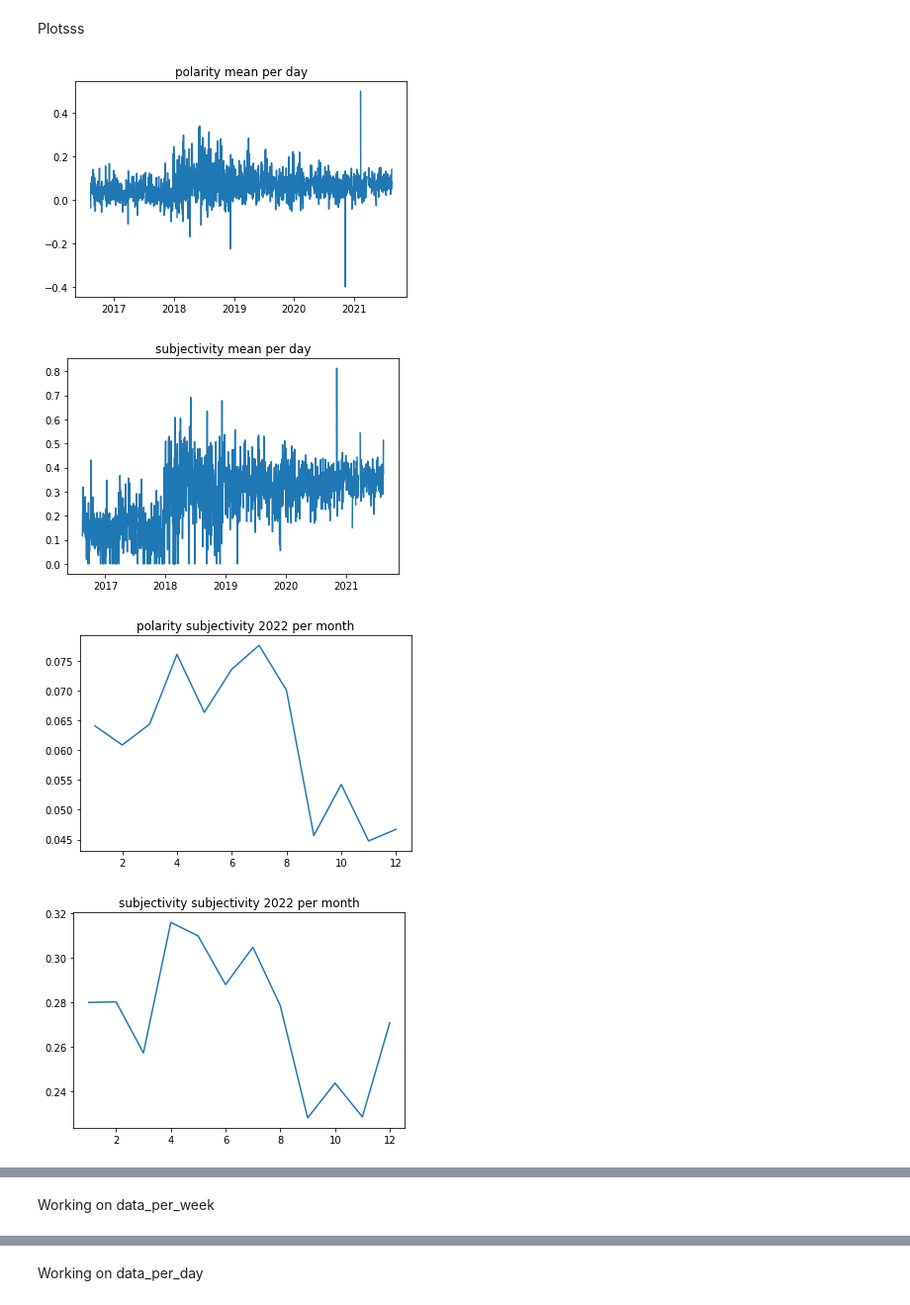
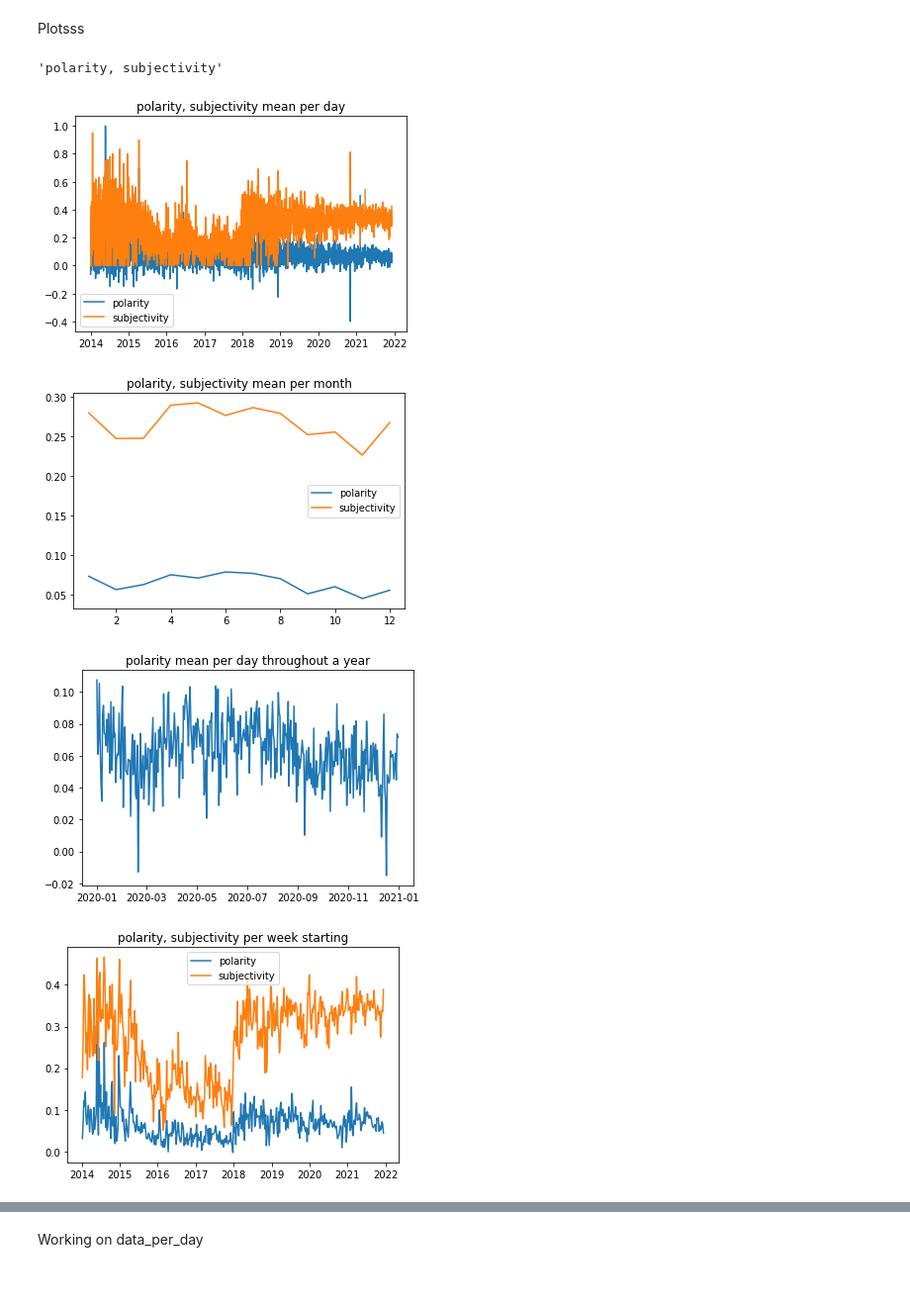
Before and after one commit to JulienF-Q/PBHLTH132, a Jupyter notebook: ph_notebook.ipynb, the cells around one changed output, grey strips where cells are left out. Shown at 99% size. Saved outputs shown, nothing was run; the diff lists cells and outputs as text; code cells hidden in the pictures.

Commit message:
per month

```diff
--- a/ph_notebook.ipynb
+++ b/ph_notebook.ipynb
@@ -58,31 +77,40 @@ for month_day in month_day_uniques:
 # sentiment_per_month = data.sentiment_polarity.groupby(data.index.month).mean()
 # %% [markdown]
 Plotsss
+# %%
+def plot(x, y, title, show = True, legend = ''):
+    plt.plot(x, y)
+    plt.title(title)
+    if show: plt.show()
+
+def plot_df(df, title_to_add_after_col_name, y_col_names = [], show_every = False, x_col = "index"):
+    plt.figure()
+    y_col_names = df.columns if y_col_names == [] else y_col_names
+    for col_name in y_col_names:
+        x = df.index if x_col == "index" else df[x_col]
+        plot(x, df[col_name], col_name + " " + title_to_add_after_col_name, show_every)
+    if show_every == False:
+        plt.title(", ".join(y_col_names) + " " + title_to_add_after_col_name)
+    plt.legend(y_col_names)
+    if not show_every: plt.show()
+# %%
+", ".join(data_per_month.columns)
+# %% [output]
+'polarity, subjectivity'
 # %%
-def plot(x, y, title, show = True):
-    plt.plot(x, y)
-    plt.title(title)
-    if show: plt.show()
+plot_df(data_per_day.groupby(pd.Grouper(freq="D")).mean(), "mean per day" )
 
-def plot_df(df, title_to_add_after_col_name, y_col_names = [], show_every = True, x_col = "index"):
-    y_col_names = df.columns if y_col_names == [] else y_col_names
-    for col_name in y_col_names:
-        x = df.index if x_col == "index" else df[x_col]
-        plot(x, df[col_name], col_name + " " + title_to_add_after_col_name, show_every)
-    if not show_every: plt.show()
+plot_df(data_per_day.groupby(data_per_day.index.month).mean(), "mean per month")
 
-plot_df(data_per_day.groupby(pd.Grouper(key = "day", freq="D")).mean(), "mean per day" )
+plot(month_day_uniques, polarity_mean_per_day, "polarity mean per day throughout a year")
+# plot(month_day_uniques, subjectivity_mean_per_day, "subjectivity pred mean per day")
 
-plot_df(data_per_day.groupby(data_per_day.index.month).mean(), "subjectivity 2022 per month")
 
-plot(month_day_uniques, polarity_mean_per_day, "polarity pred mean per day")
-plot(month_day_uniques, subjectivity_mean_per_day, "subjectivity pred mean per day")
-plot_df(data_per_day.groupby(pd.Grouper(key = "day", freq="W-MON")).mean(), "per week starting by monday", show_every= False)
-plot_df(data_per_day.groupby(pd.Grouper(key = "day", freq="M")).mean(), "per month", show_every= False)
-
-plot_df(data_per_day.groupby(data_per_day.index.weekday).mean(), 'per day of week', show_every= False)
+plot_df(data_per_day.groupby(pd.Grouper(freq="W-MON")).mean(), "per week starting")
+plot_df(data_per_day.groupby(pd.Grouper(freq="M")).mean(), "per month starting")
+plot_df(data_per_day.groupby(data_per_day.index.weekday).mean(), 'per day of week')
 # %% [output]
-[figure, old version]
+[figure, new version]
-[figure, old version]
+[figure, new version]
-[figure, old version]
+[figure, new version]
-[figure, old version]
+[figure, new version]
@@ -94,2 +118,0 @@ plot_df(data_per_day.groupby(data_per_day.index.weekday).mean(), 'per day of wee
-# %% [markdown]
-Working on data_per_week
```
Also changed, not shown: parts of 30 cells of this notebook.
